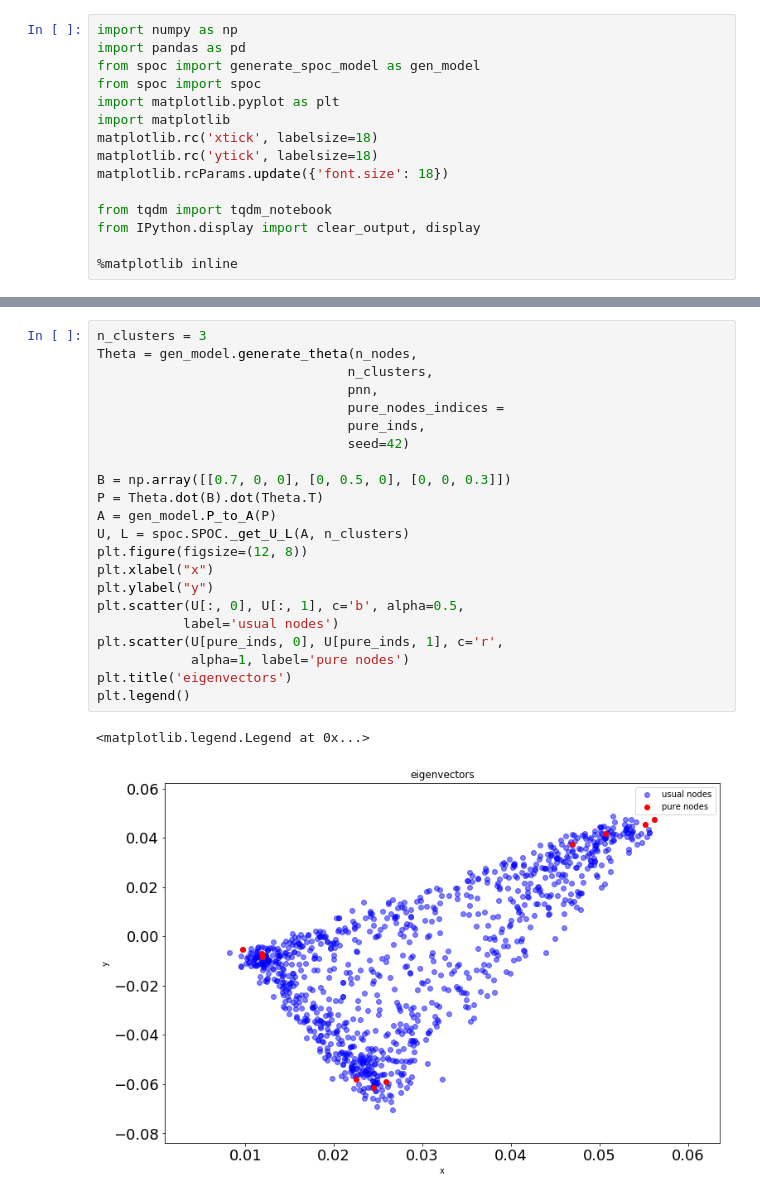
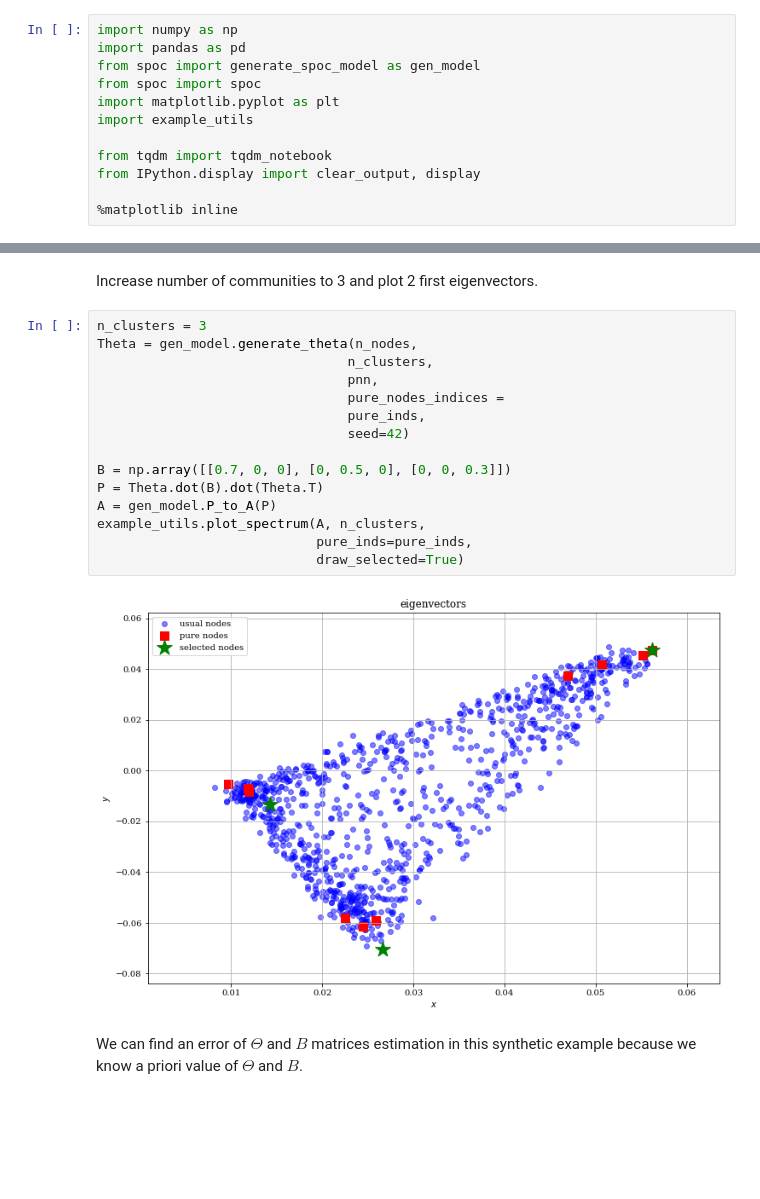
Before and after one commit to stat-ml/SPOC, a Jupyter notebook: examples/example.ipynb, the cells around one changed output, grey strips where cells are left out. Saved outputs shown, nothing was run; the diff lists cells and outputs as text; blank space fills up the shorter version.

```diff
--- a/examples/example.ipynb
+++ b/examples/example.ipynb
@@ -4,10 +4,7 @@ import pandas as pd
 from spoc import generate_spoc_model as gen_model
 from spoc import spoc
 import matplotlib.pyplot as plt
-import matplotlib
-matplotlib.rc('xtick', labelsize=18)
-matplotlib.rc('ytick', labelsize=18)
-matplotlib.rcParams.update({'font.size': 18})
+import example_utils
 
 from tqdm import tqdm_notebook
 from IPython.display import clear_output, display
@@ -60,26 +47,22 @@ plt.legend()
+# %% [markdown]
+Increase number of communities to 3 and plot 2 first eigenvectors.
 # %%
 n_clusters = 3
 Theta = gen_model.generate_theta(n_nodes,
                                 n_clusters,
                                 pnn,
                                 pure_nodes_indices =
                                 pure_inds,
                                 seed=42)
 
 B = np.array([[0.7, 0, 0], [0, 0.5, 0], [0, 0, 0.3]])
 P = Theta.dot(B).dot(Theta.T)
 A = gen_model.P_to_A(P)
-U, L = spoc.SPOC._get_U_L(A, n_clusters)
-plt.figure(figsize=(12, 8))
-plt.xlabel("x")
-plt.ylabel("y")
-plt.scatter(U[:, 0], U[:, 1], c='b', alpha=0.5,
-           label='usual nodes')
-plt.scatter(U[pure_inds, 0], U[pure_inds, 1], c='r',
-            alpha=1, label='pure nodes')
-plt.title('eigenvectors')
-plt.legend()
+example_utils.plot_spectrum(A, n_clusters,
+                            pure_inds=pure_inds,
+                            draw_selected=True)
 # %% [output]
-<matplotlib.legend.Legend at 0x...>
-[figure, old version]
+[figure, new version]
+# %% [markdown]
+We can find an error of $\Theta$ and $B$ matrices estimation in this synthetic example because we know a priori value of $\Theta$ and $B$.
 # %%
```
Also changed, not shown: parts of 13 cells of this notebook, 6 other files.
